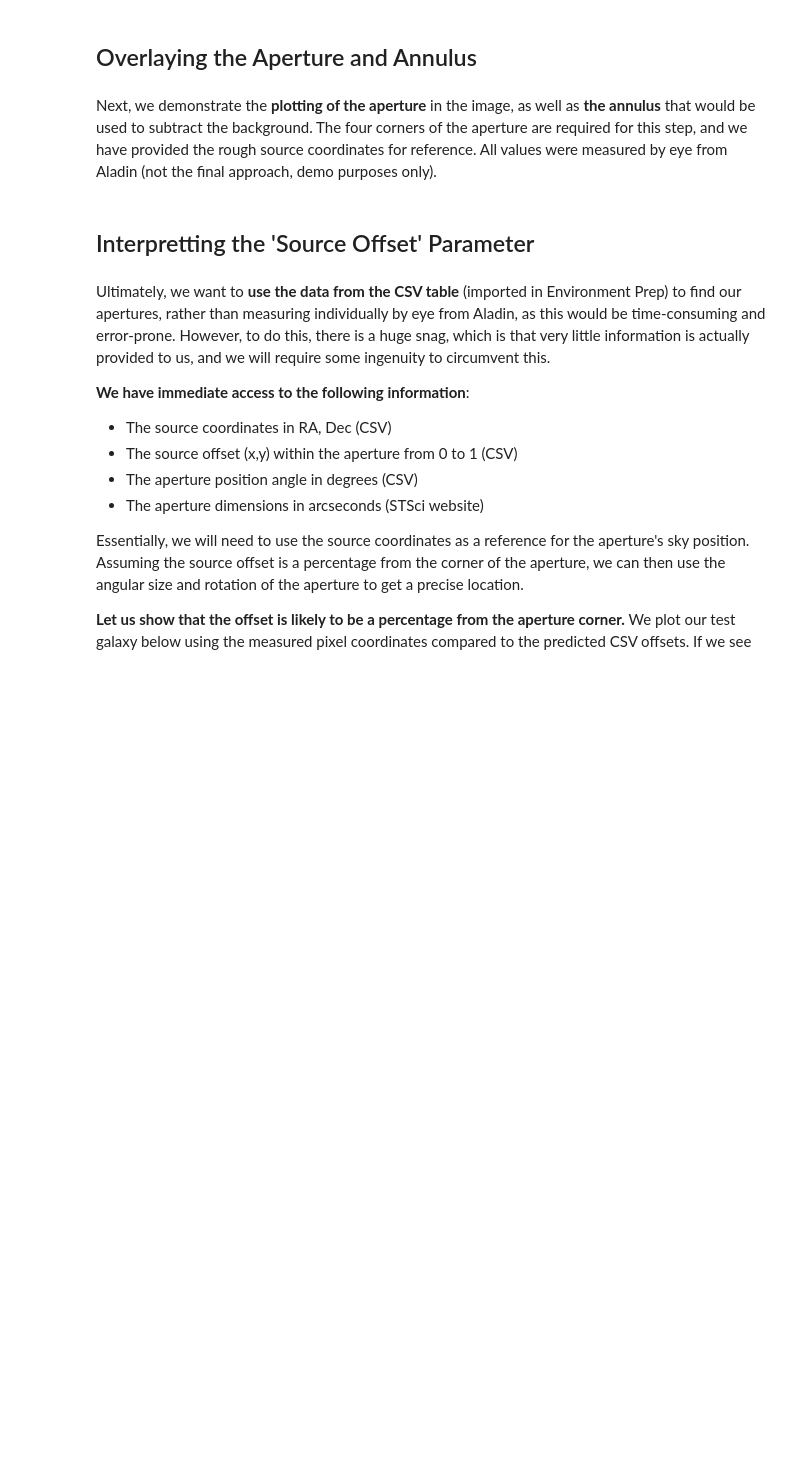
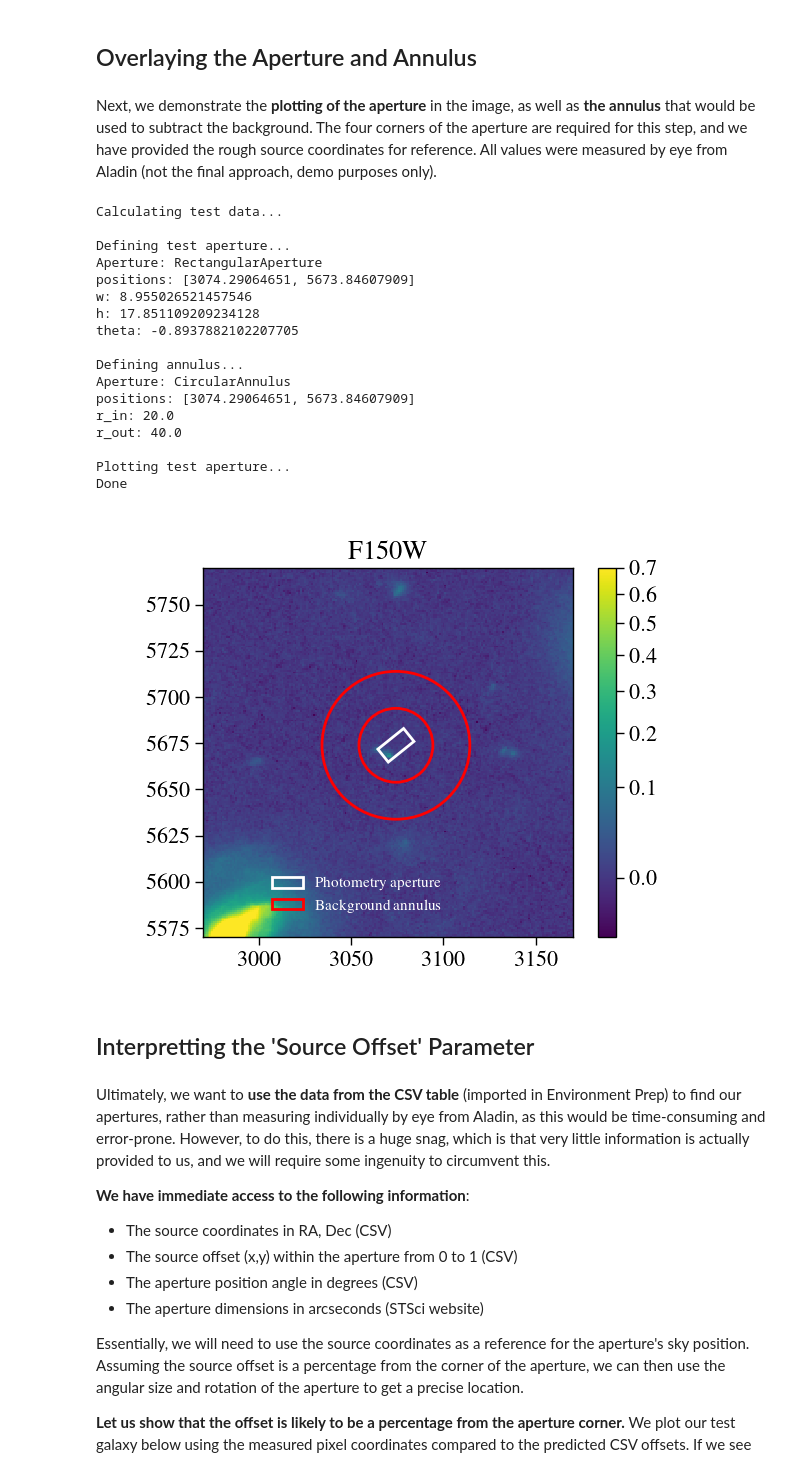
Before and after one commit to ImaanBontle/apo-phot, a Jupyter notebook: Apo_Phot.ipynb, the cells around one changed output. Drawn from its saved outputs; the diff is of its cells as text; code cells hidden in the pictures; blank space fills up the shorter version.

```diff
--- a/Apo_Phot.ipynb
+++ b/Apo_Phot.ipynb
@@ -1519,36 +1513,55 @@ aperture_theta = np.arctan(
 aperture = photutils.aperture.RectangularAperture(
     aperture_centroid, aperture_width, aperture_height, theta=aperture_theta
 )
 print(aperture)
 
 print("\nDefining annulus...")
 
 # Define annulus for photutils
 annulus = photutils.aperture.CircularAnnulus(aperture_centroid, r_in=20, r_out=40)
 print(annulus)
 
 print("\nPlotting test aperture...")
 
 plt.close("all")
-norm = simple_norm(Longlist["sw_F200W"]["sci"]["data"], "sqrt", percent=99)
-plt.imshow(Longlist["sw_F200W"]["sci"]["data"], norm=norm, interpolation="nearest")
+norm = simple_norm(Longlist["sw_F150W"]["sci"]["data"], "sqrt", percent=99)
+plt.imshow(Longlist["sw_F150W"]["sci"]["data"], norm=norm, interpolation="nearest")
 plt.xlim(2970, 3170)
 plt.ylim(5570, 5770)
 
 ap_patches = aperture.plot(color="white", lw=2, label="Photometry aperture")
 ann_patches = annulus.plot(color="red", lw=2, label="Background annulus")
 handles = (ap_patches[0], ann_patches[0])
 plt.legend(
     loc=(0.17, 0.05),
     facecolor="#458989",
     labelcolor="white",
     handles=handles,
     prop={"weight": "bold", "size": 11},
 )
 plt.colorbar()
-plt.title("F200W")
+plt.title("F150W")
 
 print("Done")
+# %% [output]
+Calculating test data...
+
+Defining test aperture...
+Aperture: RectangularAperture
+positions: [3074.29064651, 5673.84607909]
+w: 8.955026521457546
+h: 17.851109209234128
+theta: -0.8937882102207705
+
+Defining annulus...
+Aperture: CircularAnnulus
+positions: [3074.29064651, 5673.84607909]
+r_in: 20.0
+r_out: 40.0
+
+Plotting test aperture...
+Done
+[figure, added]
 # %% [markdown]
 ## Interpretting the 'Source Offset' Parameter
 # %% [markdown]
```
Also changed, not shown: parts of 6 cells of this notebook.
